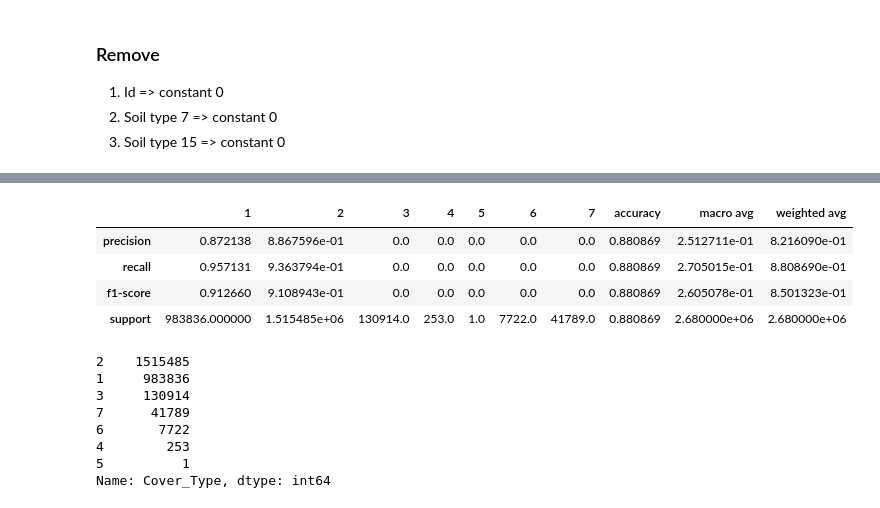
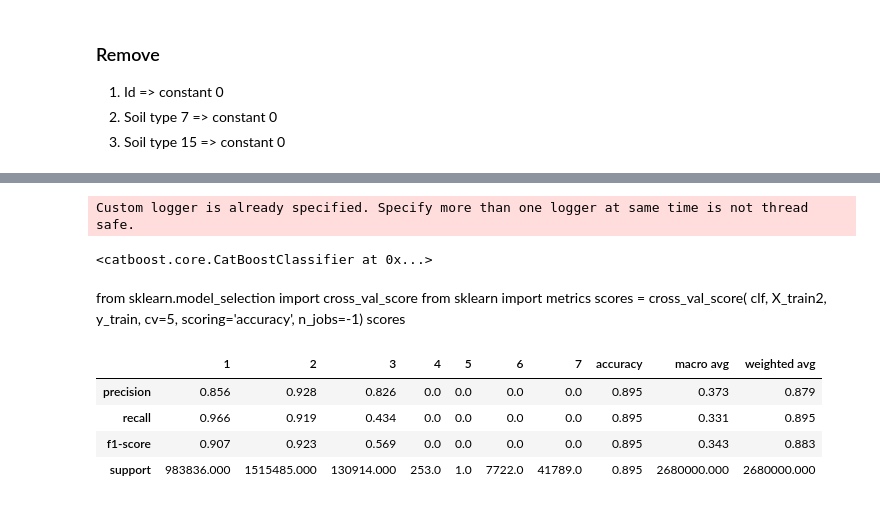
Before and after one commit to M4rkoos/KagglePlaygroundDec2021, a Jupyter notebook: Exploratory.ipynb, the cells around one changed output, grey strips where cells are left out. Cells and saved outputs as stored; diff of their text form; code cells hidden in the pictures.

```diff
--- a/Exploratory.ipynb
+++ b/Exploratory.ipynb
@@ -73,6 +166,6 @@ non_bin_df.head()
 # %%
 from sklearn.ensemble import RandomForestClassifier
 
-clf = RandomForestClassifier(max_depth=2, random_state=0)
-clf.fit(X_train, y_train)
+clf = RandomForestClassifier(max_depth=4, random_state=0, n_jobs=-1)
+clf.fit(X_train2, y_train)
 # %% [output]
@@ -102,2 +225,30 @@ dtype: float64
+# %%
+binary_columns.append('Elevation_Flag')
+# %%
+from catboost import CatBoostClassifier
+
+clf = CatBoostClassifier(
+    iterations=5,
+    learning_rate=0.1,
+    #loss_function='CrossEntropy'
+)
+
+
+clf.fit(X_train2, y_train,
+        cat_features=binary_columns,
+        eval_set=(X_train2, y_train),
+        verbose=False
+)
+# %% [output]
+Custom logger is already specified. Specify more than one logger at same time is not thread safe.
+<catboost.core.CatBoostClassifier at 0x...>
+# %% [markdown]
+from sklearn.model_selection import cross_val_score
+from sklearn import metrics
+scores = cross_val_score(
+            clf, X_train2, y_train, cv=5, scoring='accuracy', n_jobs=-1)
+scores
+# %%
+predicted = clf.predict(X_train2)
 # %%
 from sklearn.metrics import classification_report
@@ -112,21 +260,10 @@ clf_report = classification_report(y_train,
 # %%
-pd.DataFrame(clf_report)
+pd.DataFrame(clf_report).round(3)
 # %% [output]
 |  | 1 | 2 | 3 | 4 | 5 | 6 | 7 | accuracy | macro avg | weighted avg |
-| precision | 0.872138 | 8.867596e-01 | 0.0 | 0.0 | 0.0 | 0.0 | 0.0 | 0.880869 | 2.512711e-01 | 8.216090e-01 |
-| recall | 0.957131 | 9.363794e-01 | 0.0 | 0.0 | 0.0 | 0.0 | 0.0 | 0.880869 | 2.705015e-01 | 8.808690e-01 |
-| f1-score | 0.912660 | 9.108943e-01 | 0.0 | 0.0 | 0.0 | 0.0 | 0.0 | 0.880869 | 2.605078e-01 | 8.501323e-01 |
-| support | 983836.000000 | 1.515485e+06 | 130914.0 | 253.0 | 1.0 | 7722.0 | 41789.0 | 0.880869 | 2.680000e+06 | 2.680000e+06 |
+| precision | 0.856 | 0.928 | 0.826 | 0.0 | 0.0 | 0.0 | 0.0 | 0.895 | 0.373 | 0.879 |
+| recall | 0.966 | 0.919 | 0.434 | 0.0 | 0.0 | 0.0 | 0.0 | 0.895 | 0.331 | 0.895 |
+| f1-score | 0.907 | 0.923 | 0.569 | 0.0 | 0.0 | 0.0 | 0.0 | 0.895 | 0.343 | 0.883 |
+| support | 983836.000 | 1515485.000 | 130914.000 | 253.0 | 1.0 | 7722.0 | 41789.0 | 0.895 | 2680000.000 | 2680000.000 |
-# %%
-y_train.value_counts()
-# %% [output]
-2    1515485
-1     983836
-3     130914
-7      41789
-6       7722
-4        253
-5          1
-Name: Cover_Type, dtype: int64
 # %%
 test_csv = pd.read_csv(r"test.csv")
```
Also changed, not shown: parts of 48 cells of this notebook, 38 other files.
